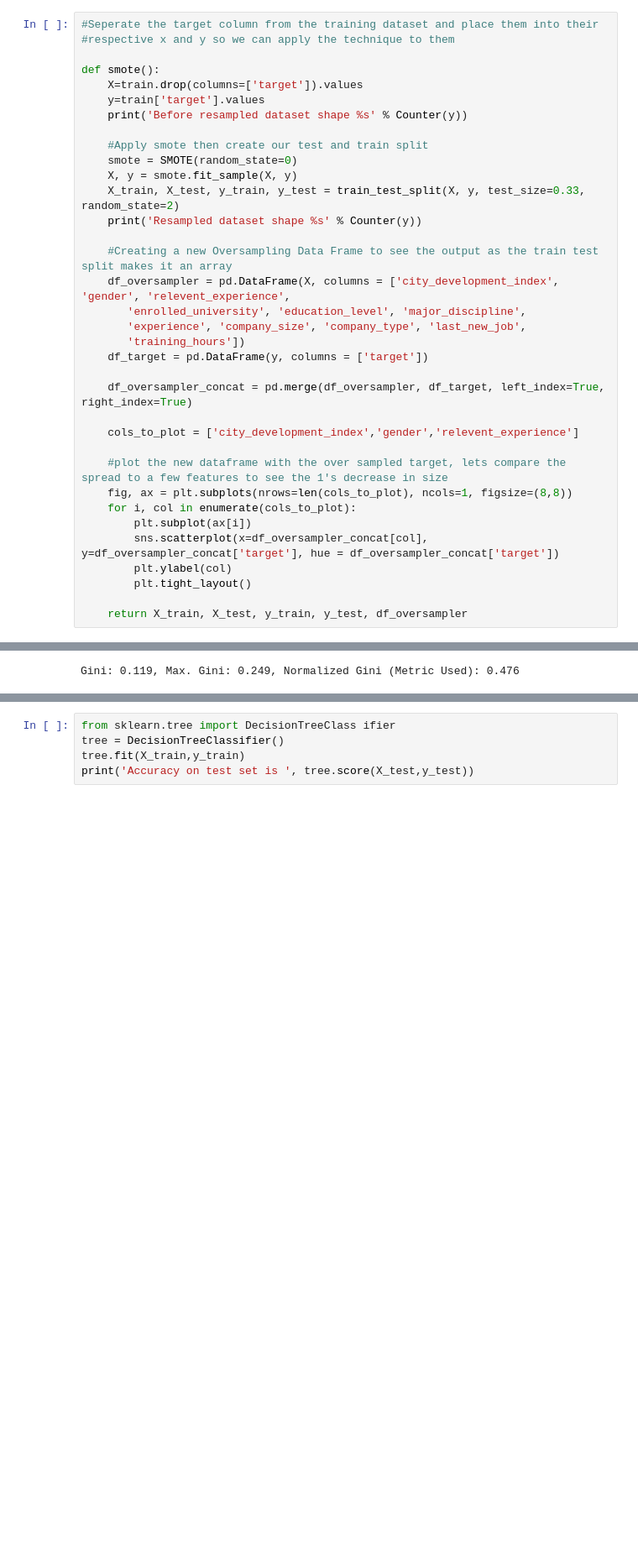
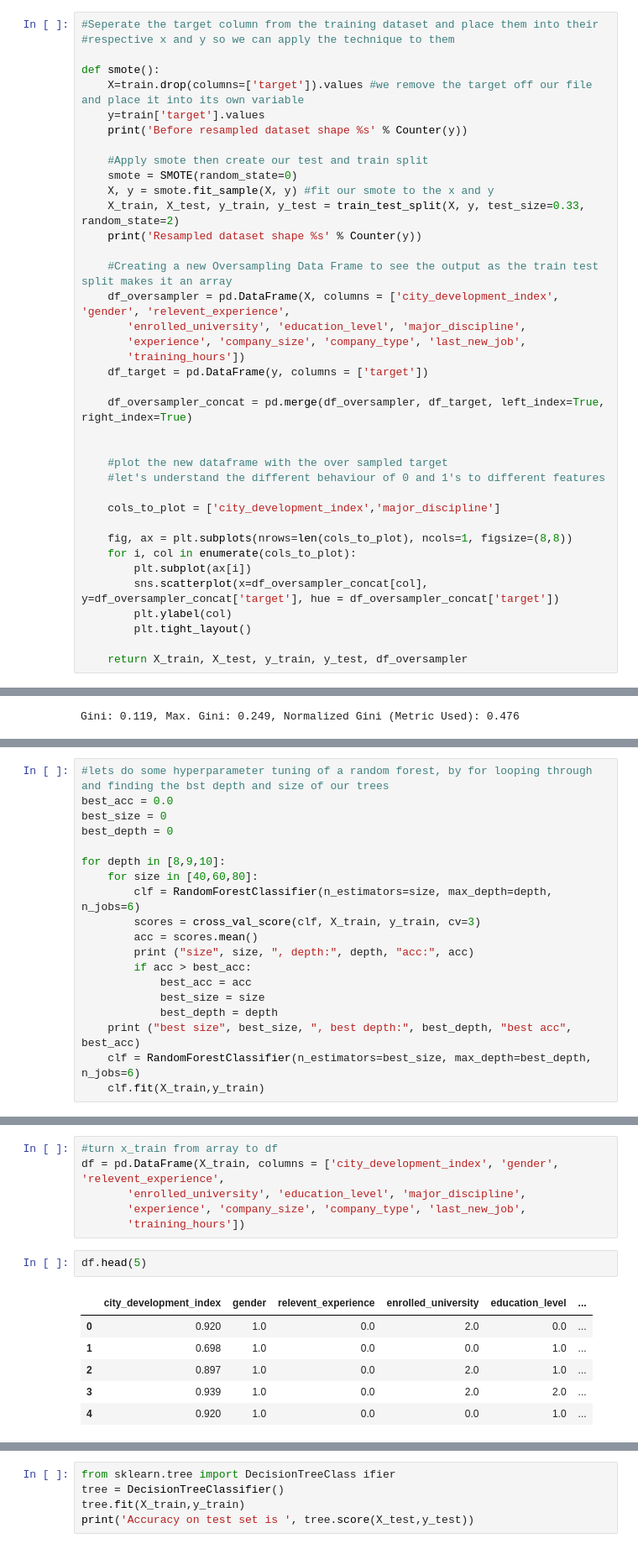
Before and after one commit to elektraneo/Portfolio, a Jupyter notebook: HR_DS_Kaggle_Python.ipynb, the cells around one changed output, grey strips where cells are left out. Shown at 84% size. Cells and saved outputs as stored; diff of their text form; blank space fills up the shorter version.

Commit message:
added random forrest to ds kaggle, python cheat sheet go to

```diff
--- a/HR_DS_Kaggle_Python.ipynb
+++ b/HR_DS_Kaggle_Python.ipynb
@@ -272,13 +268,13 @@ The SMOTE algorithm can be broken down into four steps: <br>
 #respective x and y so we can apply the technique to them
 
 def smote():
-    X=train.drop(columns=['target']).values
+    X=train.drop(columns=['target']).values #we remove the target off our file and place it into its own variable
     y=train['target'].values
     print('Before resampled dataset shape %s' % Counter(y))
 
     #Apply smote then create our test and train split
     smote = SMOTE(random_state=0)
-    X, y = smote.fit_sample(X, y)
+    X, y = smote.fit_sample(X, y) #fit our smote to the x and y
     X_train, X_test, y_train, y_test = train_test_split(X, y, test_size=0.33, random_state=2)
     print('Resampled dataset shape %s' % Counter(y))
 
@@ -291,9 +287,12 @@ def smote():
 
     df_oversampler_concat = pd.merge(df_oversampler, df_target, left_index=True, right_index=True)
 
-    cols_to_plot = ['city_development_index','gender','relevent_experience']
 
-    #plot the new dataframe with the over sampled target, lets compare the spread to a few features to see the 1's decrease in size
+    #plot the new dataframe with the over sampled target
+    #let's understand the different behaviour of 0 and 1's to different features
+
+    cols_to_plot = ['city_development_index','major_discipline']
+
     fig, ax = plt.subplots(nrows=len(cols_to_plot), ncols=1, figsize=(8,8))
     for i, col in enumerate(cols_to_plot):
         plt.subplot(ax[i])
@@ -407,0 +417,19 @@ Gini: 0.119, Max. Gini: 0.249, Normalized Gini (Metric Used): 0.476
+# %%
+#lets do some hyperparameter tuning of a random forest, by for looping through and finding the bst depth and size of our trees
+best_acc = 0.0
+best_size = 0
+best_depth = 0
+
+for depth in [8,9,10]:
+    for size in [40,60,80]:
+        clf = RandomForestClassifier(n_estimators=size, max_depth=depth, n_jobs=6)
+        scores = cross_val_score(clf, X_train, y_train, cv=3)
+        acc = scores.mean()
+        print ("size", size, ", depth:", depth, "acc:", acc)
+        if acc > best_acc:
+            best_acc = acc
+            best_size = size
+            best_depth = depth
+    print ("best size", best_size, ", best depth:", best_depth, "best acc", best_acc)
+    clf = RandomForestClassifier(n_estimators=best_size, max_depth=best_depth, n_jobs=6)
+    clf.fit(X_train,y_train)
@@ -407,0 +451,15 @@ Gini: 0.119, Max. Gini: 0.249, Normalized Gini (Metric Used): 0.476
+# %%
+#turn x_train from array to df
+df = pd.DataFrame(X_train, columns = ['city_development_index', 'gender', 'relevent_experience',
+       'enrolled_university', 'education_level', 'major_discipline',
+       'experience', 'company_size', 'company_type', 'last_new_job',
+       'training_hours'])
+# %%
+df.head(5)
+# %% [output]
+|  | city_development_index | gender | relevent_experience | enrolled_university | education_level | ... |
+| 0 | 0.920 | 1.0 | 0.0 | 2.0 | 0.0 | ... |
+| 1 | 0.698 | 1.0 | 0.0 | 0.0 | 1.0 | ... |
+| 2 | 0.897 | 1.0 | 0.0 | 2.0 | 1.0 | ... |
+| 3 | 0.939 | 1.0 | 0.0 | 2.0 | 2.0 | ... |
+| 4 | 0.920 | 1.0 | 0.0 | 0.0 | 1.0 | ... |
```
Also changed, not shown: parts of 22 cells of this notebook, 4 other files.
